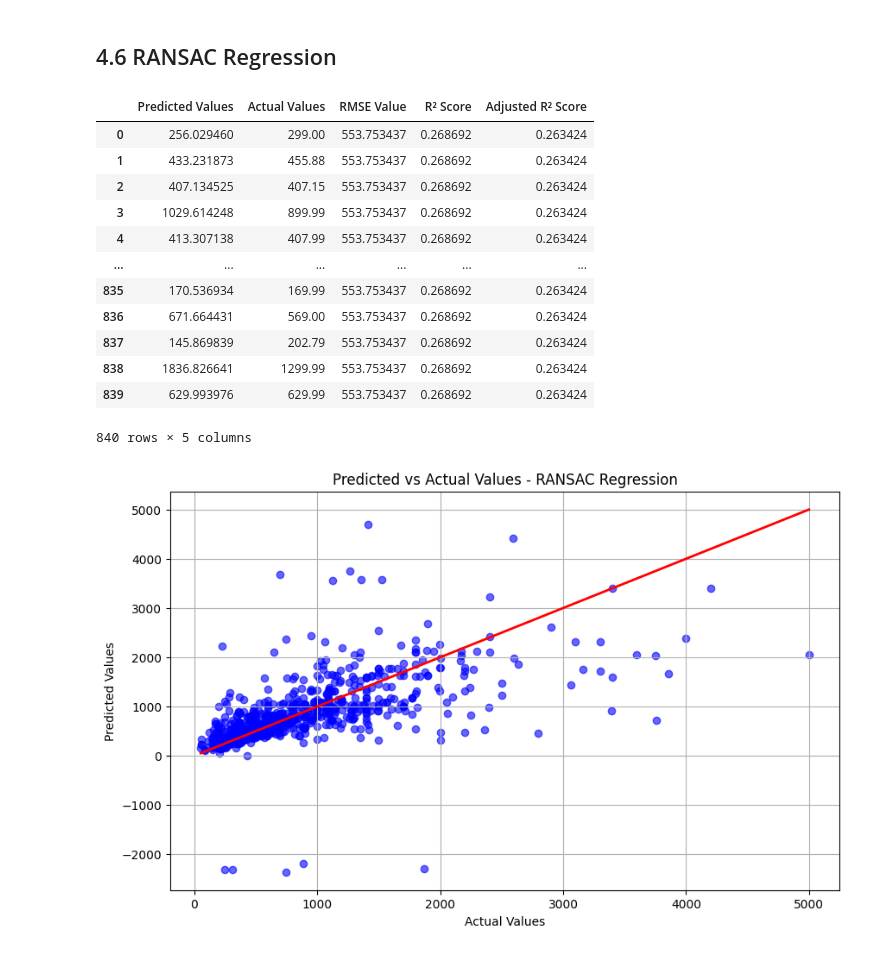
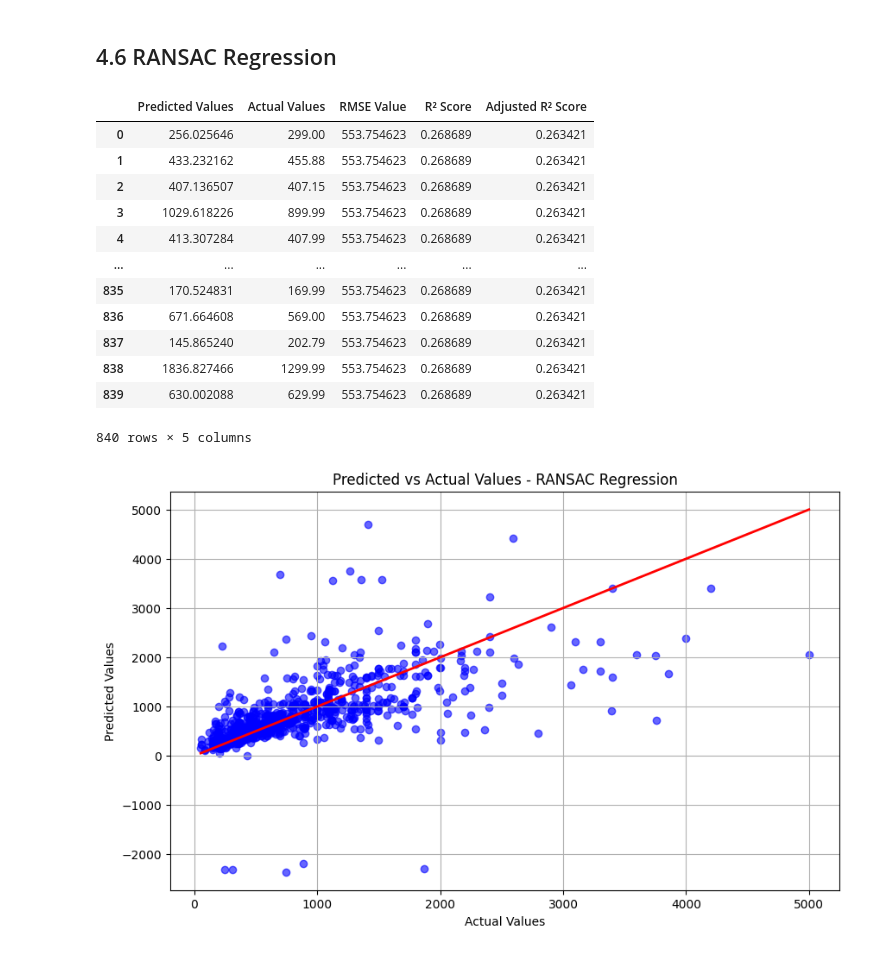
Before and after one commit to VaibhavSaran/CSE-587-PROJECT-LAPTRACK, a Jupyter notebook: Phase2/Project Laptrack - Phase 2 Model Building.ipynb, the cells around one changed output. Saved outputs shown, nothing was run; the diff lists cells and outputs as text; code cells hidden in the pictures.

```diff
--- a/Phase2/Project Laptrack - Phase 2 Model Building.ipynb
+++ b/Phase2/Project Laptrack - Phase 2 Model Building.ipynb
@@ -709,7 +709,7 @@ preprocessor = ColumnTransformer(
     transformers=[
         ('num', Pipeline(steps=[
             ('imputer', SimpleImputer(strategy='mean')),
-            ('scaler', StandardScaler())
+            ('scaler', RobustScaler())
         ]), RANSACnumerical_cols[:-1]),
         ('cat', OneHotEncoder(handle_unknown='ignore'), RANSACcategorical_cols)
     ]
@@ -722,44 +722,44 @@ RANSAC_pipeline = Pipeline(steps=[
     ('preprocessor', preprocessor),
     ('regressor', ransac_regressor)
 ])
 
 # Fit the pipeline on the training data
 RANSAC_pipeline.fit(X_train, y_train)
 
 # Predict on the test set
 RANSAC_y_pred = RANSAC_pipeline.predict(X_test)
 
 # Calculate RMSE
 RANSAC_mse = mean_squared_error(y_test, RANSAC_y_pred)
 RANSAC_rmse = np.sqrt(RANSAC_mse)
 
 r2 = r2_score(y_test, RANSAC_y_pred)
 # Calculate the adjusted R² score
 n = len(y_test) # number of observations
 p = X_test.shape[1] # number of predictors
 adjusted_r2 = 1 - (1 - r2) * ((n - 1) / (n - p - 1))
 
 # Create a DataFrame with the predicted values, actual values, RMSE value, R² score, and adjusted R² score
 results_df = pd.DataFrame({'Predicted Values': RANSAC_y_pred,
                            'Actual Values': y_test.values,
                            'RMSE Value': [RANSAC_rmse] * len(y_test),
                            'R² Score': [r2] * len(y_test),
                            'Adjusted R² Score': [adjusted_r2] * len(y_test) })
 
 results_df
 # %% [output]
 |  | Predicted Values | Actual Values | RMSE Value | R² Score | Adjusted R² Score |
-| 0 | 256.029460 | 299.00 | 553.753437 | 0.268692 | 0.263424 |
-| 1 | 433.231873 | 455.88 | 553.753437 | 0.268692 | 0.263424 |
-| 2 | 407.134525 | 407.15 | 553.753437 | 0.268692 | 0.263424 |
-| 3 | 1029.614248 | 899.99 | 553.753437 | 0.268692 | 0.263424 |
-| 4 | 413.307138 | 407.99 | 553.753437 | 0.268692 | 0.263424 |
+| 0 | 256.025646 | 299.00 | 553.754623 | 0.268689 | 0.263421 |
+| 1 | 433.232162 | 455.88 | 553.754623 | 0.268689 | 0.263421 |
+| 2 | 407.136507 | 407.15 | 553.754623 | 0.268689 | 0.263421 |
+| 3 | 1029.618226 | 899.99 | 553.754623 | 0.268689 | 0.263421 |
+| 4 | 413.307284 | 407.99 | 553.754623 | 0.268689 | 0.263421 |
 | ... | ... | ... | ... | ... | ... |
-| 835 | 170.536934 | 169.99 | 553.753437 | 0.268692 | 0.263424 |
-| 836 | 671.664431 | 569.00 | 553.753437 | 0.268692 | 0.263424 |
-| 837 | 145.869839 | 202.79 | 553.753437 | 0.268692 | 0.263424 |
-| 838 | 1836.826641 | 1299.99 | 553.753437 | 0.268692 | 0.263424 |
-| 839 | 629.993976 | 629.99 | 553.753437 | 0.268692 | 0.263424 |
+| 835 | 170.524831 | 169.99 | 553.754623 | 0.268689 | 0.263421 |
+| 836 | 671.664608 | 569.00 | 553.754623 | 0.268689 | 0.263421 |
+| 837 | 145.865240 | 202.79 | 553.754623 | 0.268689 | 0.263421 |
+| 838 | 1836.827466 | 1299.99 | 553.754623 | 0.268689 | 0.263421 |
+| 839 | 630.002088 | 629.99 | 553.754623 | 0.268689 | 0.263421 |
 840 rows × 5 columns
 # %%
 # Predicted vs Actual Values Plot
```
Also changed, not shown: parts of 13 cells of this notebook, 3 other files.
